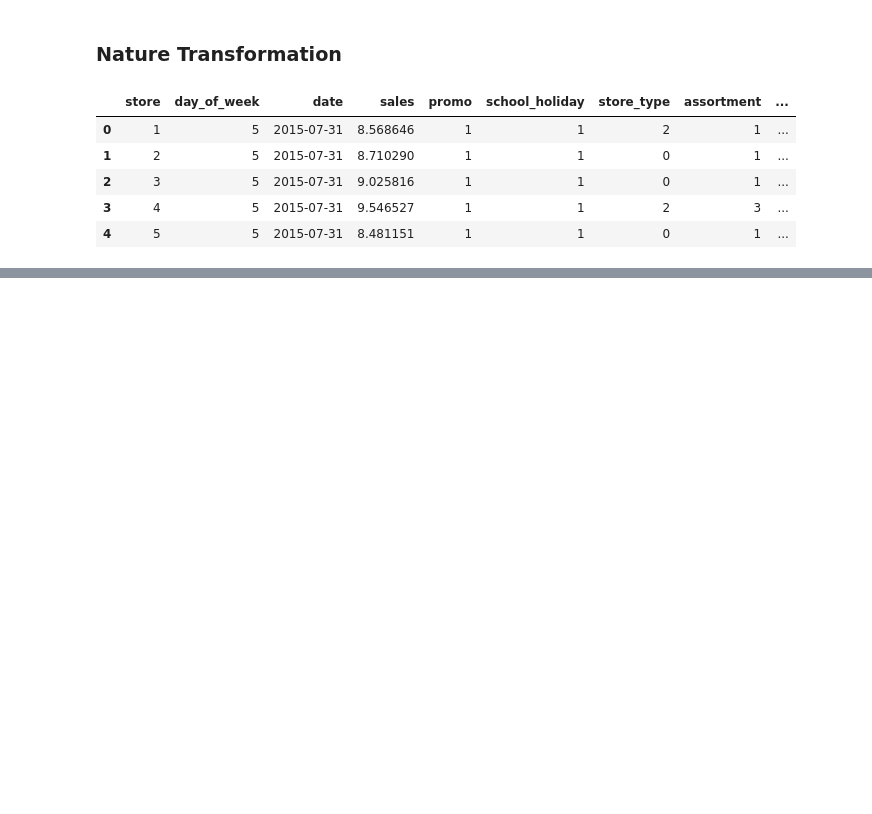
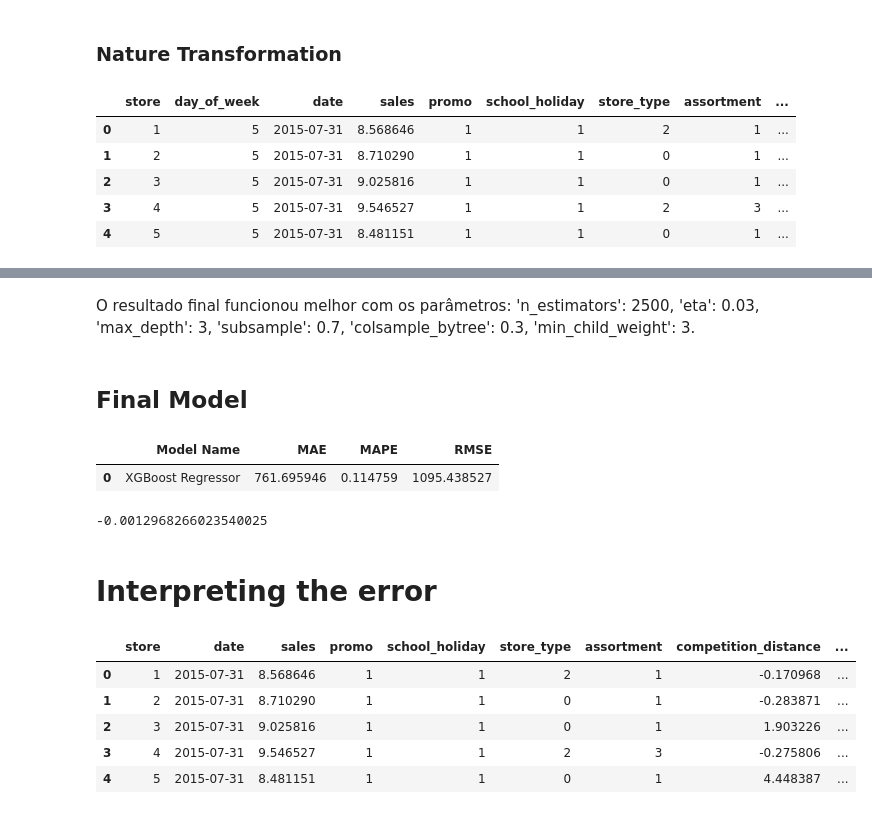
Before and after one commit to FSaladini/rossman_store_predict, a Jupyter notebook: main.ipynb, the cells around one changed output, grey strips where cells are left out. Cells and saved outputs as stored; diff of their text form; code cells hidden in the pictures; blank space fills up the shorter version.

Commit message:
reviewing hyperparameters, retraining model

```diff
--- a/main.ipynb
+++ b/main.ipynb
@@ -1051,0 +1032,4 @@ save_data_pickle('model/model_xgb_tuned.pickle', model_xgb_tuned)
+# %% [markdown]
+O resultado final funcionou melhor com os parâmetros: 'n_estimators': 2500, 'eta': 0.03, 'max_depth': 3, 'subsample': 0.7, 'colsample_bytree': 0.3, 'min_child_weight': 3.
+# %% [markdown]
+## Final Model
@@ -1051,0 +1055,5 @@ save_data_pickle('model/model_xgb_tuned.pickle', model_xgb_tuned)
+# %%
+xgb_result_tuned
+# %% [output]
+|  | Model Name | MAE | MAPE | RMSE |
+| 0 | XGBoost Regressor | 761.695946 | 0.114759 | 1095.438527 |
@@ -1051,0 +1062,15 @@ save_data_pickle('model/model_xgb_tuned.pickle', model_xgb_tuned)
+# %%
+mean_percentage_error( y_test, yhat_xgb_tuned )
+# %% [output]
+-0.0012968266023540025
+# %% [markdown]
+# Interpreting the error
+# %%
+x_test.head()
+# %% [output]
+|  | store | date | sales | promo | school_holiday | store_type | assortment | competition_distance | ... |
+| 0 | 1 | 2015-07-31 | 8.568646 | 1 | 1 | 2 | 1 | -0.170968 | ... |
+| 1 | 2 | 2015-07-31 | 8.710290 | 1 | 1 | 0 | 1 | -0.283871 | ... |
+| 2 | 3 | 2015-07-31 | 9.025816 | 1 | 1 | 0 | 1 | 1.903226 | ... |
+| 3 | 4 | 2015-07-31 | 9.546527 | 1 | 1 | 2 | 3 | -0.275806 | ... |
+| 4 | 5 | 2015-07-31 | 8.481151 | 1 | 1 | 0 | 1 | 4.448387 | ... |
```
Also changed, not shown: parts of 94 cells of this notebook, 1 other file.
